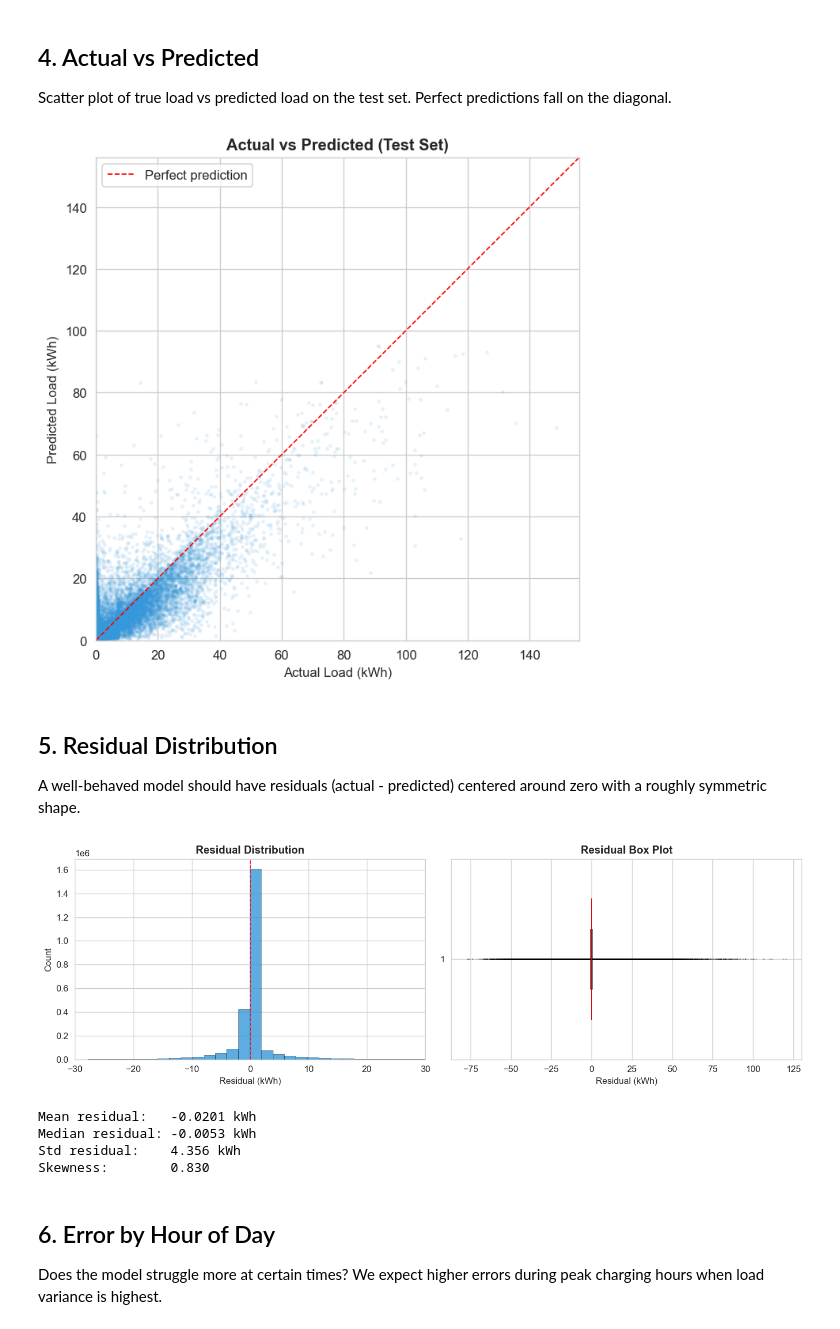
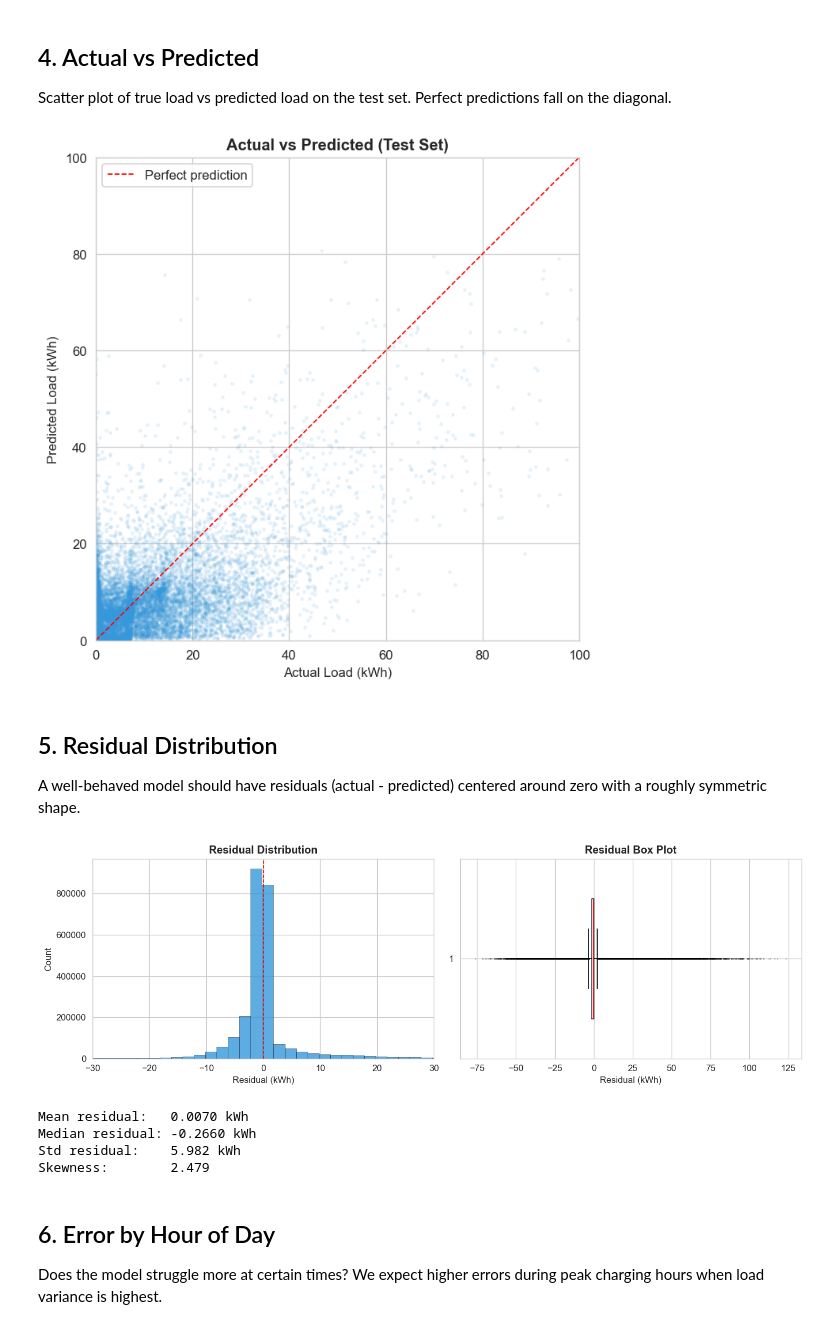
Before and after one commit to Alemz85/AI2_Project, a Jupyter notebook: scripts/07 - Summary & Error Analysis.ipynb, the cells around one changed output. Saved outputs shown, nothing was run; the diff lists cells and outputs as text; code cells hidden in the pictures.

```diff
--- a/scripts/07 - Summary & Error Analysis.ipynb
+++ b/scripts/07 - Summary & Error Analysis.ipynb
@@ -36,7 +36,7 @@ for candidate in [current, *current.parents]:
 if PROJECT_ROOT is None:
     raise FileNotFoundError('Could not find the project root containing data/raw')
 
-RESULTS_DIR = PROJECT_ROOT / 'results'
+RESULTS_DIR = PROJECT_ROOT / 'results' / 'iteration_3'
 
 # --- Load data ---
 df = pd.read_parquet(PROJECT_ROOT / 'data' / 'processed' / 'ev_features.parquet')
@@ -197,26 +221,26 @@ Scatter plot of true load vs predicted load on the test set. Perfect predictions
 # %%
 # Subsample for plotting (full test set is too dense)
 np.random.seed(42)
 idx = np.random.choice(len(y_test), size=min(50_000, len(y_test)), replace=False)
 
 fig, ax = plt.subplots(figsize=(6, 6))
 ax.scatter(y_test.values[idx], y_pred_test[idx], alpha=0.08, s=4, color='#3498db')
 
 # Diagonal reference line
 lim = max(y_test.values[idx].max(), y_pred_test[idx].max()) * 1.05
 ax.plot([0, lim], [0, lim], 'r--', linewidth=1, label='Perfect prediction')
 
 ax.set_xlabel('Actual Load (kWh)')
 ax.set_ylabel('Predicted Load (kWh)')
 ax.set_title('Actual vs Predicted (Test Set)', fontweight='bold')
-ax.set_xlim(0, lim)
-ax.set_ylim(0, lim)
+ax.set_xlim(0, 100)
+ax.set_ylim(0, 100)
 ax.legend()
 ax.set_aspect('equal')
 plt.tight_layout()
 plt.show()
 # %% [output]
-[figure, old version]
+[figure, new version]
 # %% [markdown]
 ## 5. Residual Distribution
 
@@ -247,11 +271,11 @@ print(f'Median residual: {residuals.median():.4f} kWh')
 print(f'Std residual:    {residuals.std():.3f} kWh')
 print(f'Skewness:        {residuals.skew():.3f}')
 # %% [output]
-[figure, old version]
+[figure, new version]
-Mean residual:   -0.0201 kWh
-Median residual: -0.0053 kWh
-Std residual:    4.356 kWh
-Skewness:        0.830
+Mean residual:   0.0070 kWh
+Median residual: -0.2660 kWh
+Std residual:    5.982 kWh
+Skewness:        2.479
 # %% [markdown]
 ## 6. Error by Hour of Day
 
```
Also changed, not shown: parts of 11 cells of this notebook, 19 other files.
